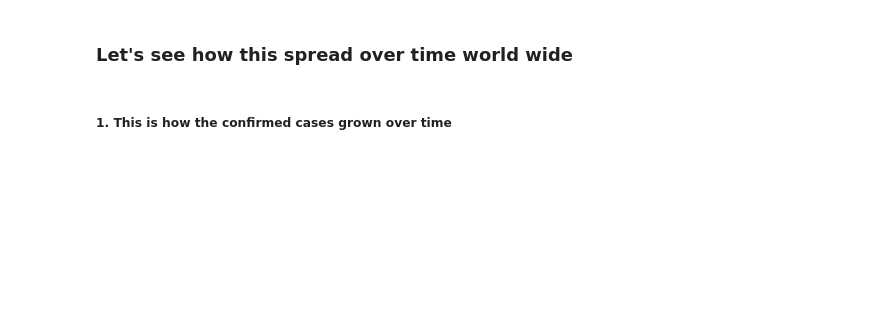
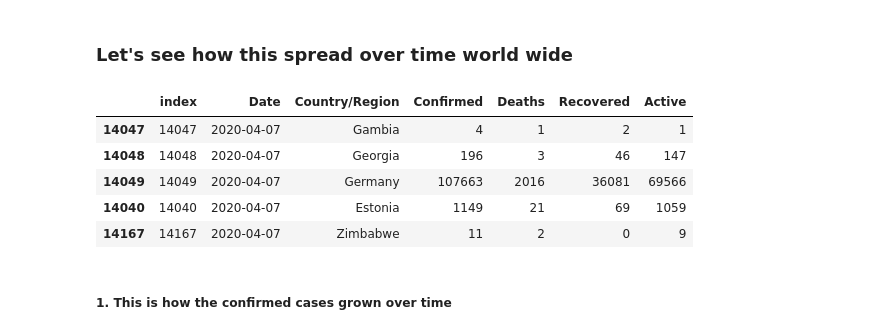
Before and after one commit to SriSatyaLokesh/COVID19-DataAnalysis, a Jupyter notebook: COVID19_Worldwide_Analysis.ipynb, the cells around one changed output. Saved outputs shown, nothing was run; the diff lists cells and outputs as text; code cells hidden in the pictures; blank space fills up the shorter version.

```diff
--- a/COVID19_Worldwide_Analysis.ipynb
+++ b/COVID19_Worldwide_Analysis.ipynb
@@ -257,5 +257,20 @@ worldwide_recovered_cases_fig.show(config=config)
 [interactive output not drawn]
 # %% [markdown]
 ### Let's see how this spread over time world wide
+# %%
+data["Active"] = data["Confirmed"] - data["Deaths"] - data["Recovered"]
+world_over_time = data.groupby(['Date', 'Country/Region'],as_index=False)[['Confirmed', 'Deaths', "Recovered", "Active"]].max()
+world_over_time = world_over_time.reset_index()
+world_over_time['Date'] = pd.to_datetime(world_over_time['Date'])
+world_over_time['Date'] = world_over_time['Date'].dt.strftime('%Y-%m-%d')
+world_over_time = world_over_time.sort_values('Date')
+world_over_time.tail()
+# %% [output]
+|  | index | Date | Country/Region | Confirmed | Deaths | Recovered | Active |
+| 14047 | 14047 | 2020-04-07 | Gambia | 4 | 1 | 2 | 1 |
+| 14048 | 14048 | 2020-04-07 | Georgia | 196 | 3 | 46 | 147 |
+| 14049 | 14049 | 2020-04-07 | Germany | 107663 | 2016 | 36081 | 69566 |
+| 14040 | 14040 | 2020-04-07 | Estonia | 1149 | 21 | 69 | 1059 |
+| 14167 | 14167 | 2020-04-07 | Zimbabwe | 11 | 2 | 0 | 9 |
 # %% [markdown]
 #####  1. This is how the confirmed cases grown over time
```
Also changed, not shown: parts of 1 cell of this notebook.
